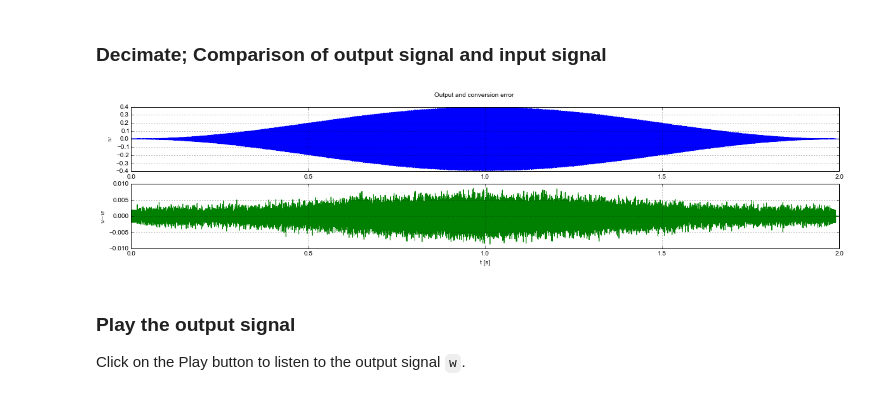
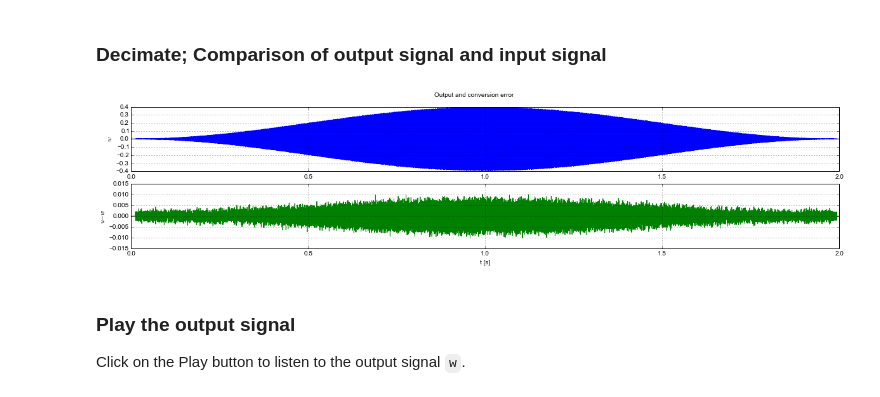
Before and after one commit to ggventurini/python-deltasigma, a Jupyter notebook: examples/dsdemo4.ipynb, the cells around one changed output. Saved outputs shown, nothing was run; the diff lists cells and outputs as text; code cells hidden in the pictures.

```diff
--- a/examples/dsdemo4.ipynb
+++ b/examples/dsdemo4.ipynb
@@ -303,20 +303,20 @@ figureMagic(size=plotsize, name='Spectrum')
 # %%
 w = sinc_decimate(v, SincOrder, DecFact)
 filtered_q = sinc_decimate(q, SincOrder, DecFact)
 N = max(w.shape)
 t = np.arange(N)/FsOut
 subplot(211)
 plot(t, w)
 ylabel('$w$')
 figureMagic(size=(20, 4))
 subplot(212)
-plot(t, u0[:-1] - w, 'g')
+plot(t, u0 - w, 'g')
 ylabel('$u-w$')
 xlabel('t [s]')
 figureMagic(size=(20, 4))
 suptitle('Output and conversion error');
 # %% [output]
-[figure, old version]
+[figure, new version]
 # %% [markdown]
 ### Play the output signal
 
```
Also changed, not shown: parts of 3 cells of this notebook, 6 other files.
